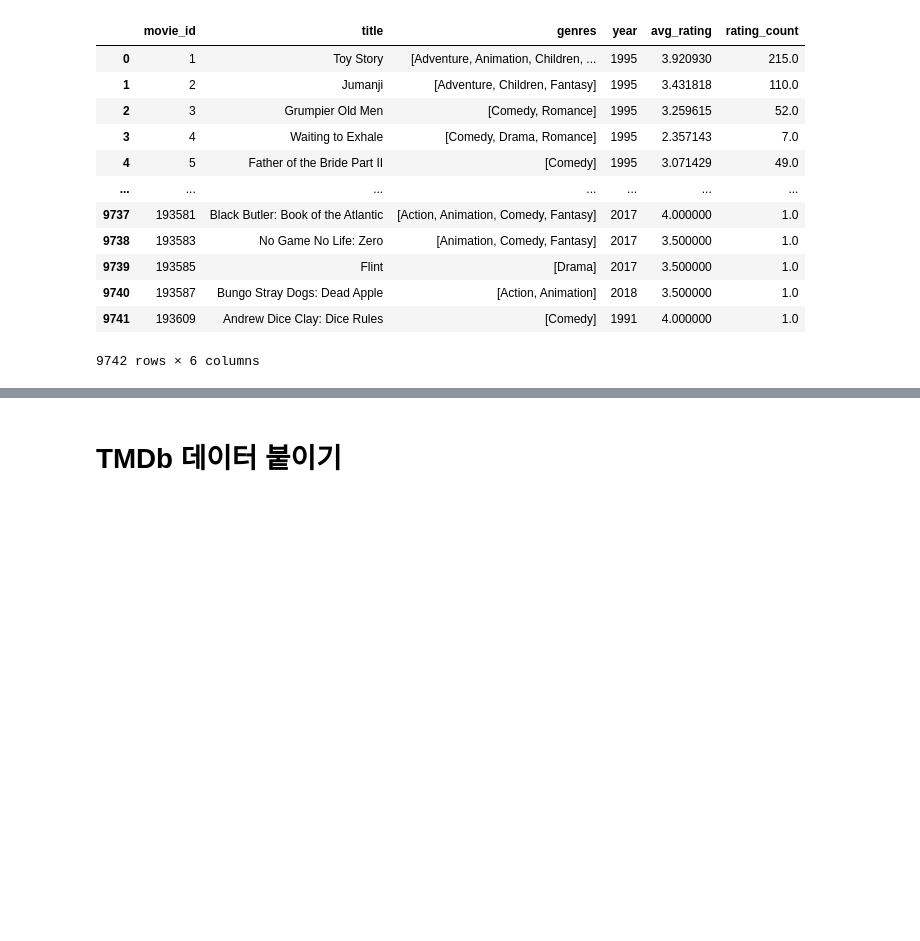
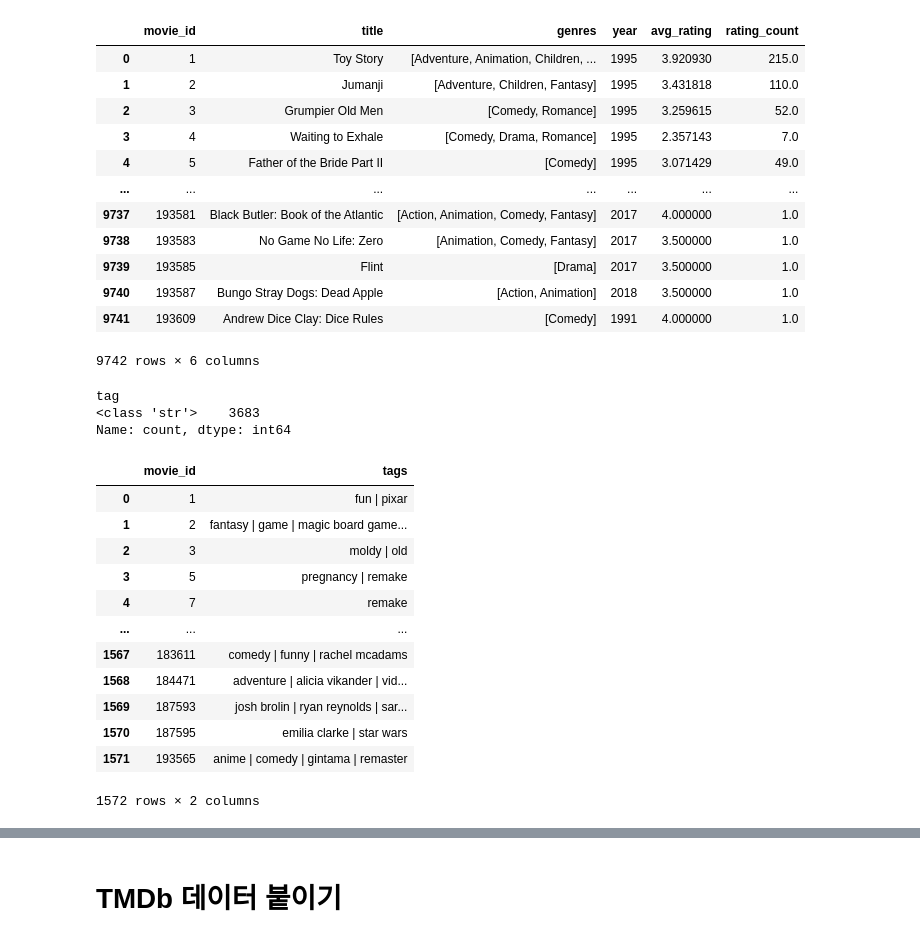
Before and after one commit to bomnamu92/cinemate, a Jupyter notebook: Docu.ipynb, the cells around one changed output, grey strips where cells are left out. Cells and saved outputs as stored; diff of their text form; code cells hidden in the pictures; blank space fills up the shorter version.

```diff
--- a/Docu.ipynb
+++ b/Docu.ipynb
@@ -121,3 +121,39 @@ movies
 | 9740 | 193587 | Bungo Stray Dogs: Dead Apple | [Action, Animation] | 2018 | 3.500000 | 1.0 |
 | 9741 | 193609 | Andrew Dice Clay: Dice Rules | [Comedy] | 1991 | 4.000000 | 1.0 |
 9742 rows × 6 columns
+# %%
+tags = pd.read_csv(
+    "data/tags.csv",
+    # sep="::",
+    engine="python",
+    names=["user_id", "movie_id", "tag", "timestamp"],
+    skiprows=1,
+    header=None
+)
+
+tags["tag"] =tags["tag"].str.lower().str.strip()
+tags = tags[tags["tag"] != ""]
+tags = tags.dropna(subset=["movie_id", "tag"])
+tags["tag"].apply(type).value_counts()
+# %% [output]
+tag
+<class 'str'>    3683
+Name: count, dtype: int64
+# %%
+tags_agg = (tags.groupby("movie_id")["tag"].apply(lambda x: " | ".join(sorted(set(x)))).reset_index().rename(columns={"tag": "tags"}))
+
+tags_agg
+# %% [output]
+|  | movie_id | tags |
+| 0 | 1 | fun | pixar |
+| 1 | 2 | fantasy | game | magic board game... |
+| 2 | 3 | moldy | old |
+| 3 | 5 | pregnancy | remake |
+| 4 | 7 | remake |
+| ... | ... | ... |
+| 1567 | 183611 | comedy | funny | rachel mcadams |
+| 1568 | 184471 | adventure | alicia vikander | vid... |
+| 1569 | 187593 | josh brolin | ryan reynolds | sar... |
+| 1570 | 187595 | emilia clarke | star wars |
+| 1571 | 193565 | anime | comedy | gintama | remaster |
+1572 rows × 2 columns
```
Also changed, not shown: parts of 7 cells of this notebook, 2 other files.
